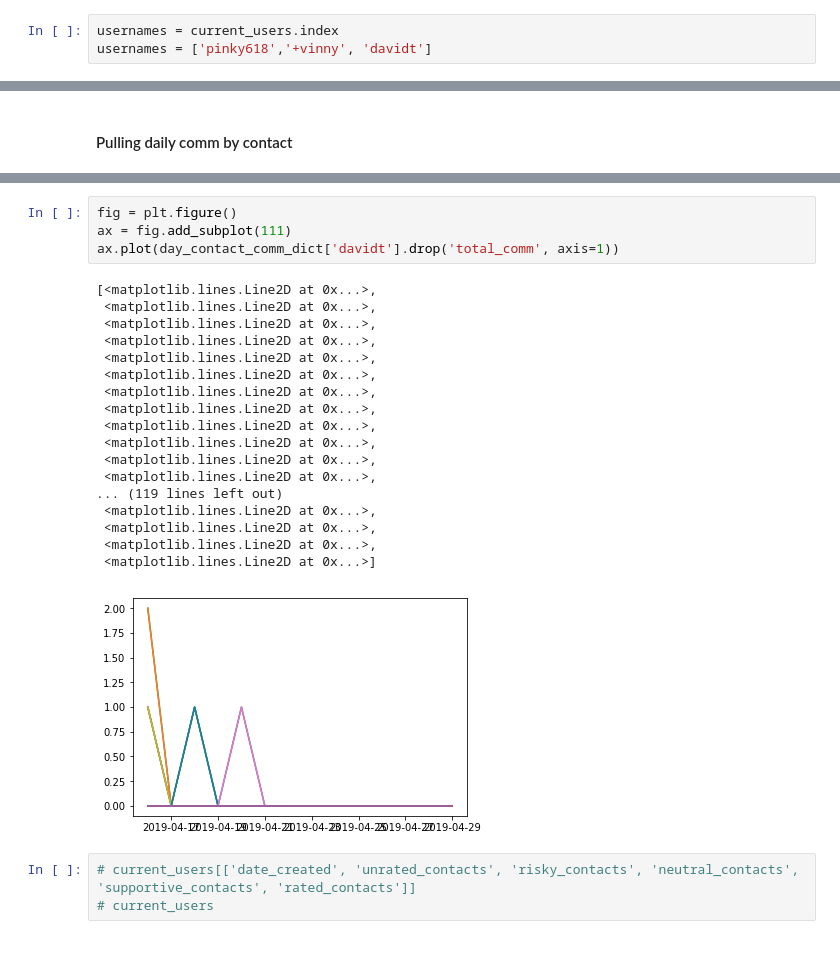
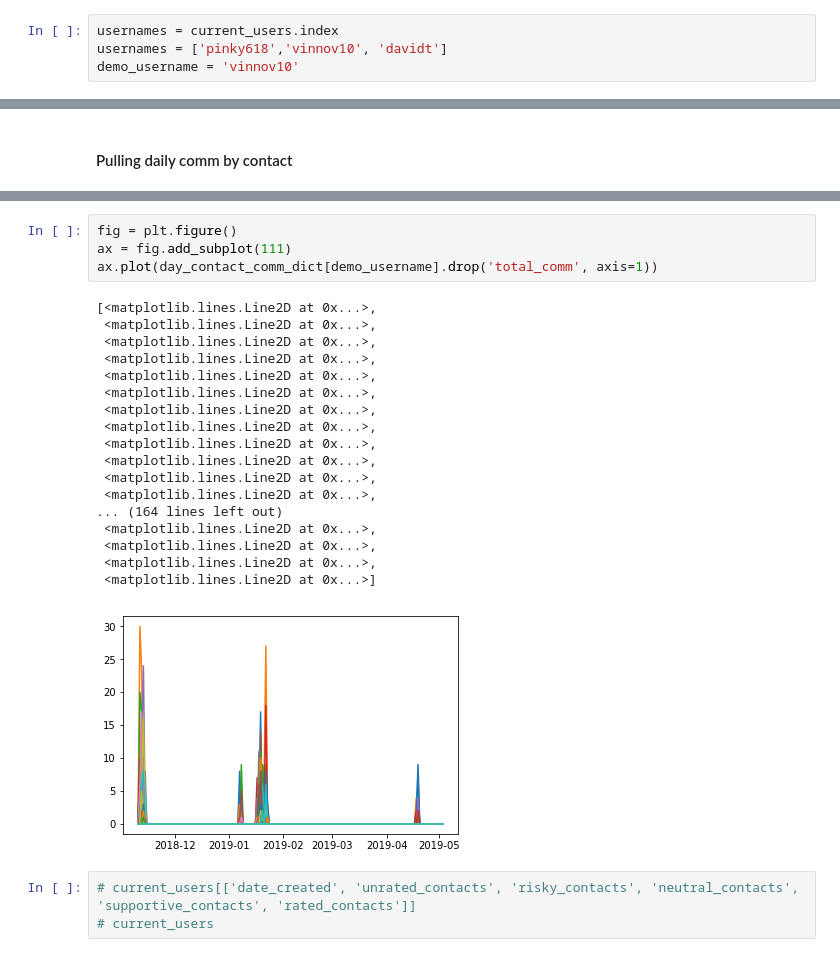
Before and after one commit to HeyCharlie2016/analysis, a Jupyter notebook: notebooks/EarlyUserStats.ipynb, the cells around one changed output, grey strips where cells are left out. Drawn from its saved outputs; the diff is of its cells as text.

```diff
--- a/notebooks/EarlyUserStats.ipynb
+++ b/notebooks/EarlyUserStats.ipynb
@@ -56,7 +65,8 @@ print(len(user_ids))
 ## Set Usernames of Interest
 # %%
 usernames = current_users.index
-usernames = ['pinky618','+vinny', 'davidt']
+usernames = ['pinky618','vinnov10', 'davidt']
+demo_username = 'vinnov10'
 # %% [markdown]
 ### Force-pulling Contacts data from MongoDB
 # %%
@@ -351,26 +371,26 @@ day_contact_comm_dict['+vinny'].head()
 # %%
 fig = plt.figure()
 ax = fig.add_subplot(111)
-ax.plot(day_contact_comm_dict['davidt'].drop('total_comm', axis=1))
+ax.plot(day_contact_comm_dict[demo_username].drop('total_comm', axis=1))
 # %% [output]
 [<matplotlib.lines.Line2D at 0x...>,
  <matplotlib.lines.Line2D at 0x...>,
  <matplotlib.lines.Line2D at 0x...>,
  <matplotlib.lines.Line2D at 0x...>,
  <matplotlib.lines.Line2D at 0x...>,
  <matplotlib.lines.Line2D at 0x...>,
  <matplotlib.lines.Line2D at 0x...>,
  <matplotlib.lines.Line2D at 0x...>,
  <matplotlib.lines.Line2D at 0x...>,
  <matplotlib.lines.Line2D at 0x...>,
  <matplotlib.lines.Line2D at 0x...>,
  <matplotlib.lines.Line2D at 0x...>,
-... (119 lines left out)
+... (164 lines left out)
  <matplotlib.lines.Line2D at 0x...>,
  <matplotlib.lines.Line2D at 0x...>,
  <matplotlib.lines.Line2D at 0x...>,
  <matplotlib.lines.Line2D at 0x...>]
-[figure, old version]
+[figure, new version]
 # %%
 # current_users[['date_created', 'unrated_contacts', 'risky_contacts', 'neutral_contacts', 'supportive_contacts', 'rated_contacts']]
 # current_users
```
Also changed, not shown: parts of 14 cells of this notebook, 7 other files.
